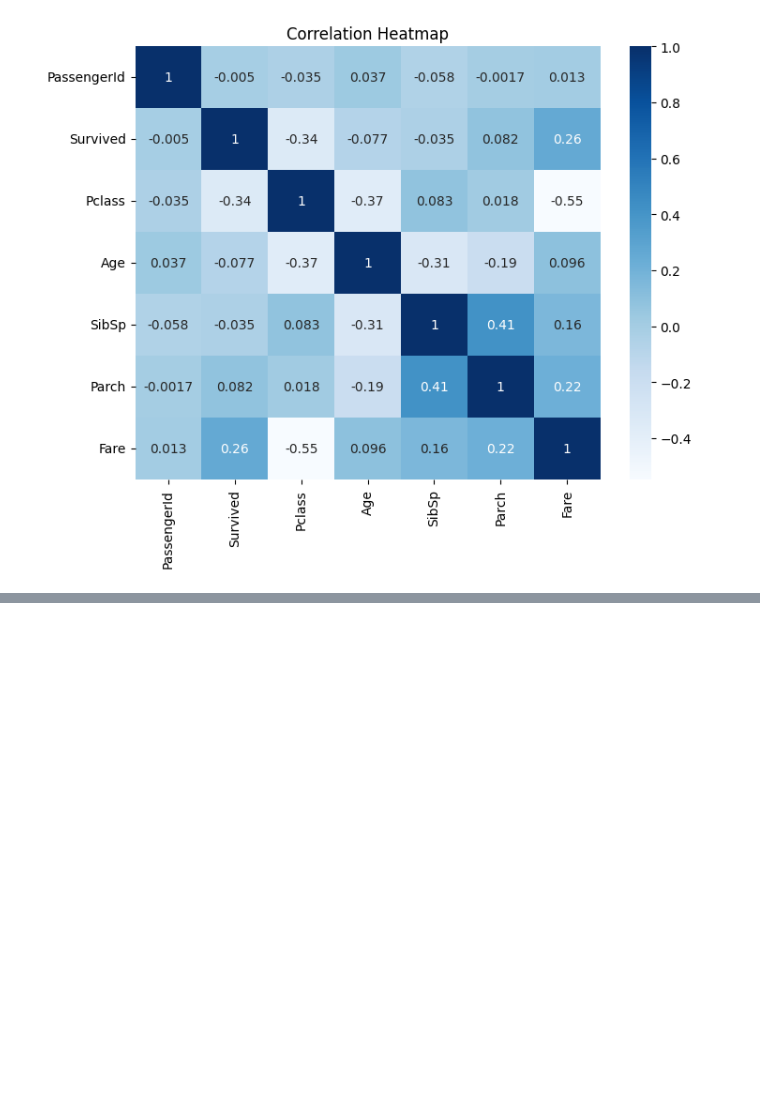
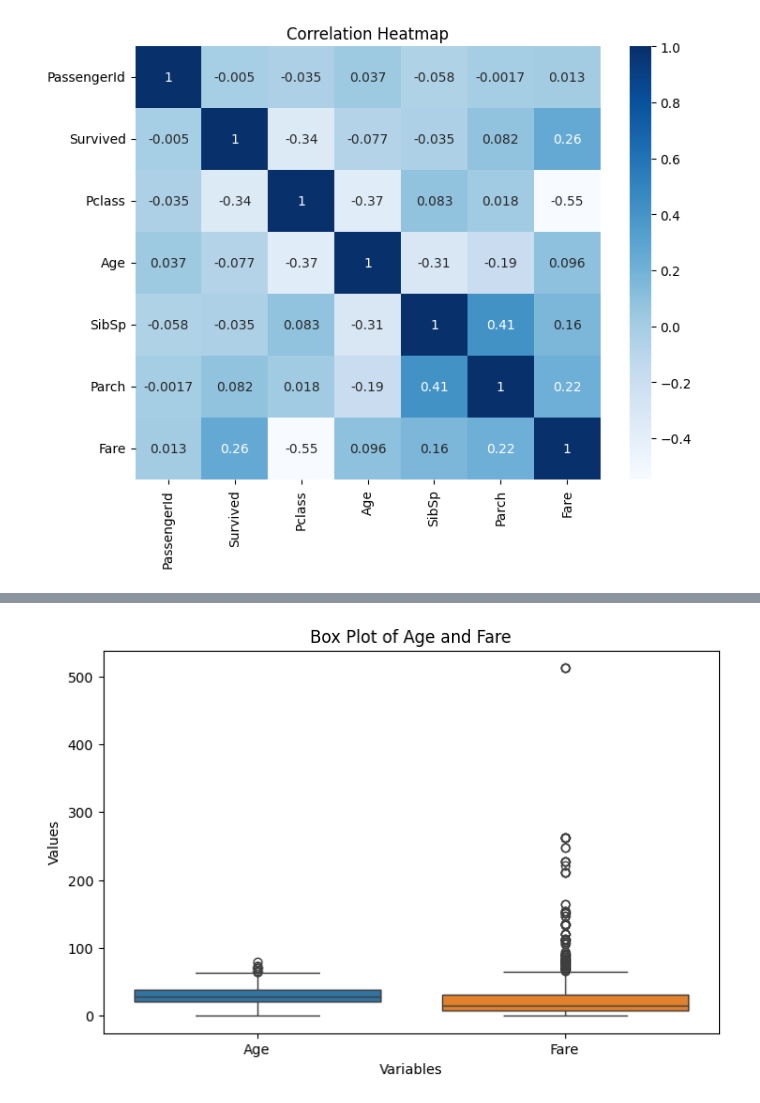
Before and after one commit to Clinton1029/Titanic_survived, a Jupyter notebook: Titanic_survived.ipynb, the cells around one changed output, grey strips where cells are left out. Saved outputs shown, nothing was run; the diff lists cells and outputs as text; code cells hidden in the pictures; blank space fills up the shorter version.

```diff
--- a/Titanic_survived.ipynb
+++ b/Titanic_survived.ipynb
@@ -390,0 +405,16 @@ plt.show()
+# %%
+# Create a figure
+plt.figure(figsize=(8,5))
+
+# Draw box plots for Age and Fare
+sns.boxplot(data=df[["Age", "Fare"]])
+
+# Add title and labels
+plt.title("Box Plot of Age and Fare")
+plt.xlabel("Variables")
+plt.ylabel("Values")
+
+# Display the plot
+plt.show()
+# %% [output]
+[figure, added]
```
Also changed, not shown: parts of 1 cell of this notebook.
